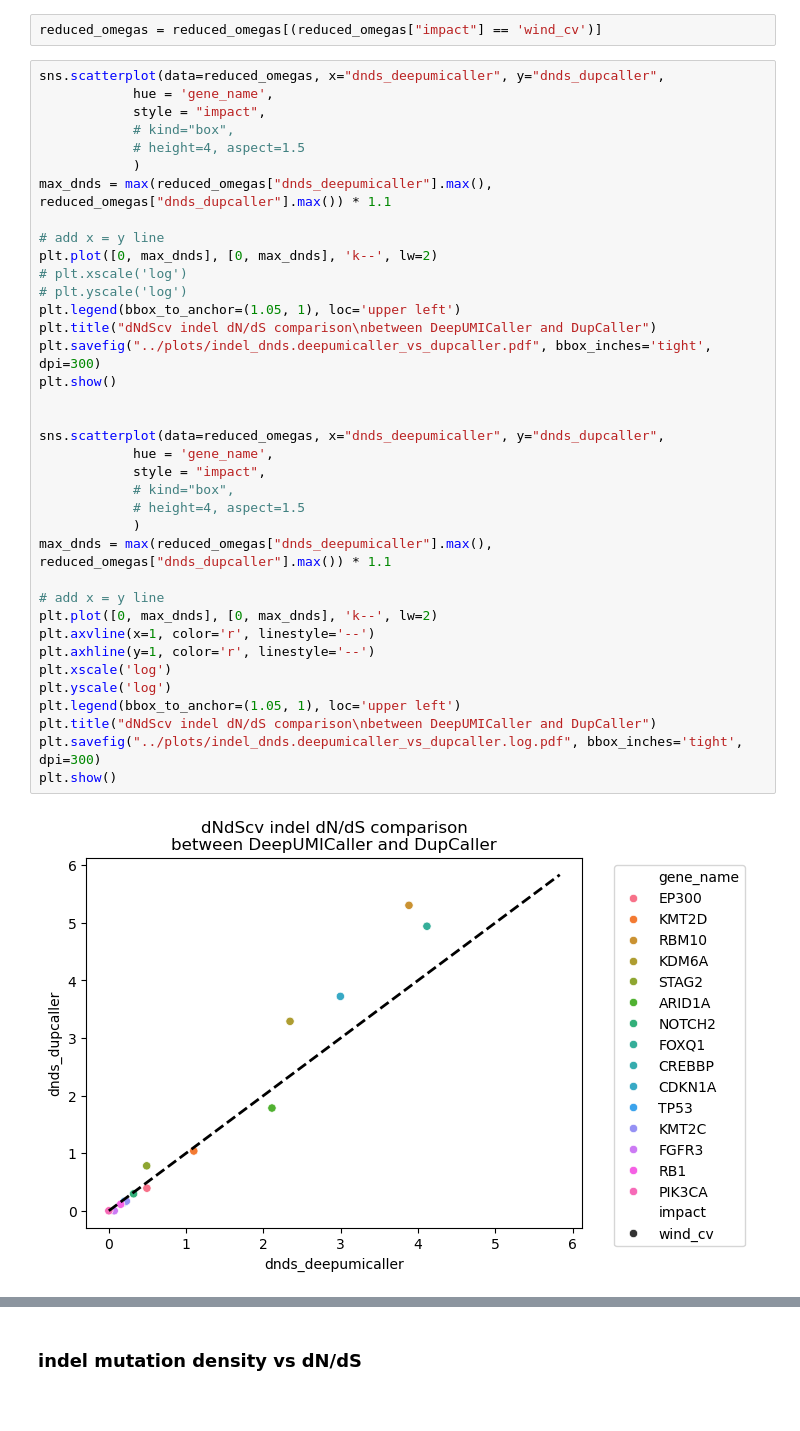
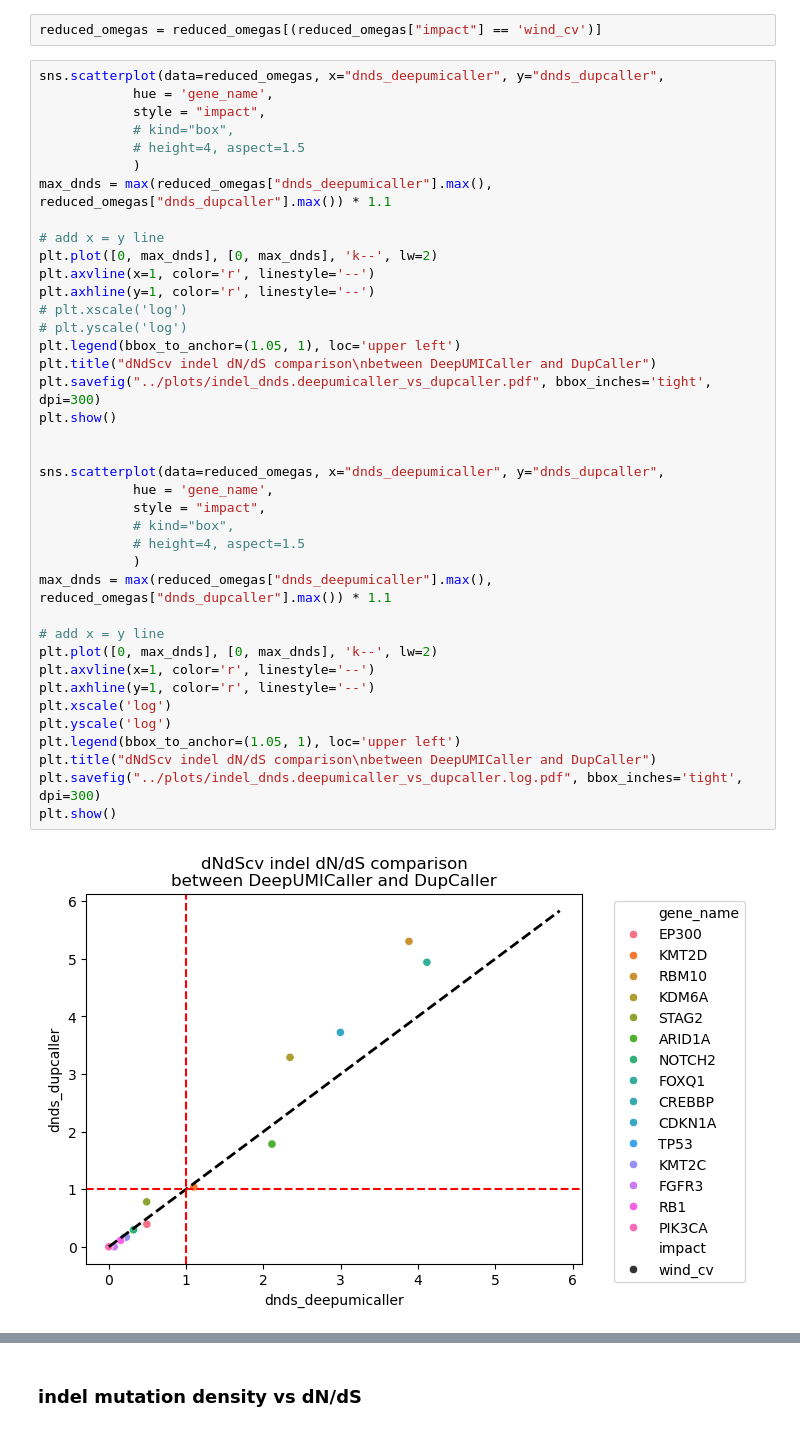
Before and after one commit to bbglab/DeepClone_protocol, a Jupyter notebook: supplementary/extended3/scripts/comparedNdS_updated.ipynb, the cells around one changed output, grey strips where cells are left out. Saved outputs shown, nothing was run; the diff lists cells and outputs as text.

Commit message:
update plots

```diff
--- a/supplementary/extended3/scripts/comparedNdS_updated.ipynb
+++ b/supplementary/extended3/scripts/comparedNdS_updated.ipynb
@@ -510,34 +510,36 @@ max_dnds = max(reduced_omegas["dnds_deepumicaller"].max(), reduced_omegas["dnds_
 
 # add x = y line
 plt.plot([0, max_dnds], [0, max_dnds], 'k--', lw=2)
+plt.axvline(x=1, color='r', linestyle='--')
+plt.axhline(y=1, color='r', linestyle='--')
 # plt.xscale('log')
 # plt.yscale('log')
 plt.legend(bbox_to_anchor=(1.05, 1), loc='upper left')
 plt.title("dNdScv indel dN/dS comparison\nbetween DeepUMICaller and DupCaller")
 plt.savefig("../plots/indel_dnds.deepumicaller_vs_dupcaller.pdf", bbox_inches='tight', dpi=300)
 plt.show()
 
 
 sns.scatterplot(data=reduced_omegas, x="dnds_deepumicaller", y="dnds_dupcaller",
             hue = 'gene_name',
             style = "impact",
             # kind="box",
             # height=4, aspect=1.5
             )
 max_dnds = max(reduced_omegas["dnds_deepumicaller"].max(), reduced_omegas["dnds_dupcaller"].max()) * 1.1
 
 # add x = y line
 plt.plot([0, max_dnds], [0, max_dnds], 'k--', lw=2)
 plt.axvline(x=1, color='r', linestyle='--')
 plt.axhline(y=1, color='r', linestyle='--')
 plt.xscale('log')
 plt.yscale('log')
 plt.legend(bbox_to_anchor=(1.05, 1), loc='upper left')
 plt.title("dNdScv indel dN/dS comparison\nbetween DeepUMICaller and DupCaller")
 plt.savefig("../plots/indel_dnds.deepumicaller_vs_dupcaller.log.pdf", bbox_inches='tight', dpi=300)
 plt.show()
 # %% [output]
-[figure, old version]
+[figure, new version]
 [figure]
 # %% [markdown]
 ### indel mutation density vs dN/dS
```
Also changed, not shown: 11 other files.
